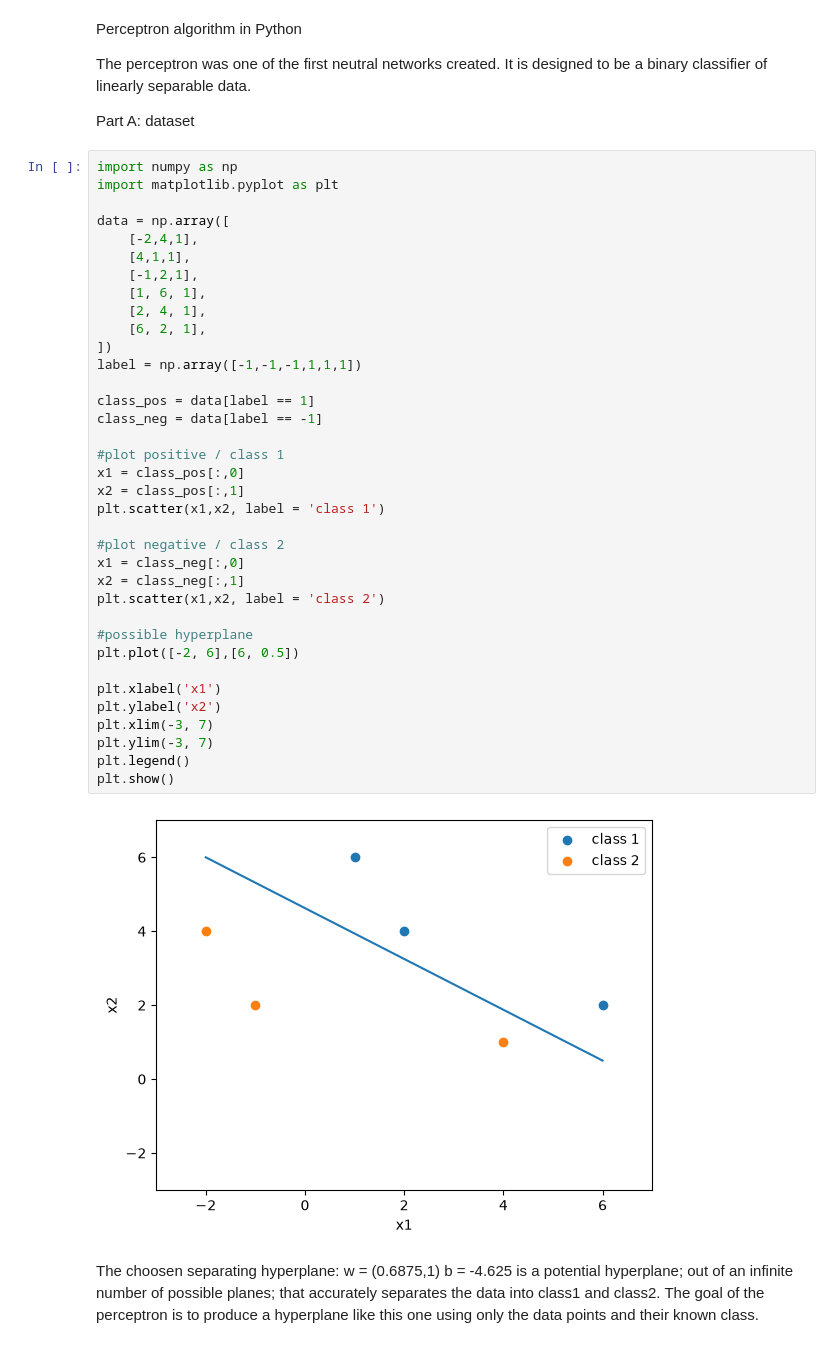
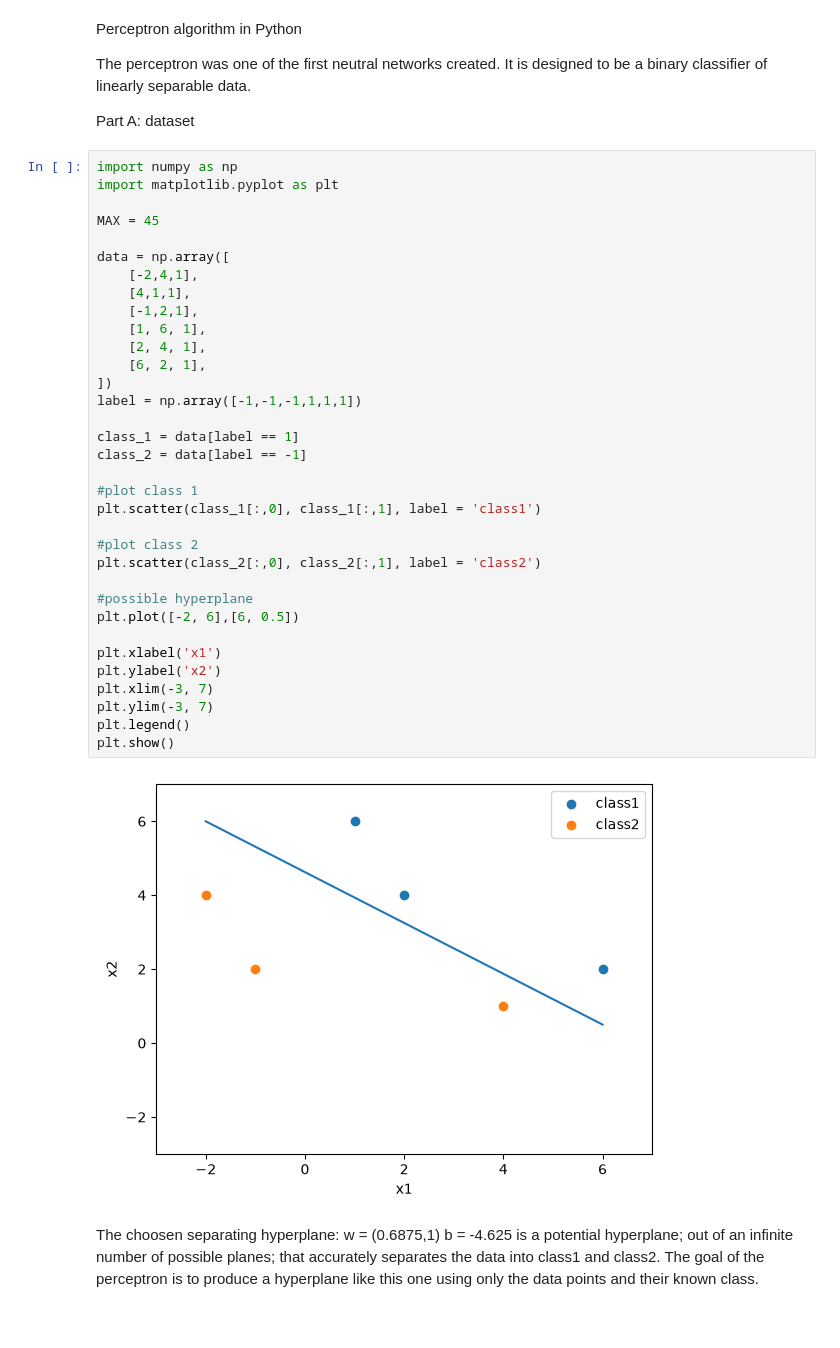
Before and after one commit to rafa0023/perceptron, a Jupyter notebook: perceptron.ipynb, the cells around one changed output. Cells and saved outputs as stored; diff of their text form.

```diff
--- a/perceptron.ipynb
+++ b/perceptron.ipynb
@@ -7,41 +7,39 @@ Part A: dataset
 # %%
 import numpy as np
 import matplotlib.pyplot as plt
+
+MAX = 45
 
 data = np.array([
     [-2,4,1],
     [4,1,1],
     [-1,2,1],
     [1, 6, 1],
     [2, 4, 1],
     [6, 2, 1],
 ])
 label = np.array([-1,-1,-1,1,1,1])
 
-class_pos = data[label == 1]
-class_neg = data[label == -1]
+class_1 = data[label == 1]
+class_2 = data[label == -1]
 
-#plot positive / class 1
-x1 = class_pos[:,0]
-x2 = class_pos[:,1]
-plt.scatter(x1,x2, label = 'class 1')
+#plot class 1
+plt.scatter(class_1[:,0], class_1[:,1], label = 'class1')
 
-#plot negative / class 2
-x1 = class_neg[:,0]
-x2 = class_neg[:,1]
-plt.scatter(x1,x2, label = 'class 2')
+#plot class 2
+plt.scatter(class_2[:,0], class_2[:,1], label = 'class2')
 
 #possible hyperplane
 plt.plot([-2, 6],[6, 0.5])
 
 plt.xlabel('x1')
 plt.ylabel('x2')
 plt.xlim(-3, 7)
 plt.ylim(-3, 7)
 plt.legend()
 plt.show()
 # %% [output]
-[figure, old version]
+[figure, new version]
 # %% [markdown]
 The choosen separating hyperplane: w = (0.6875,1) b = -4.625 is a potential hyperplane; out of an infinite number of possible planes; that accurately separates the data into class1 and class2. The goal of the perceptron is to produce a hyperplane like this one using only the data points and their known class.
 # %% [raw]
```
Also changed, not shown: parts of 6 cells of this notebook.
